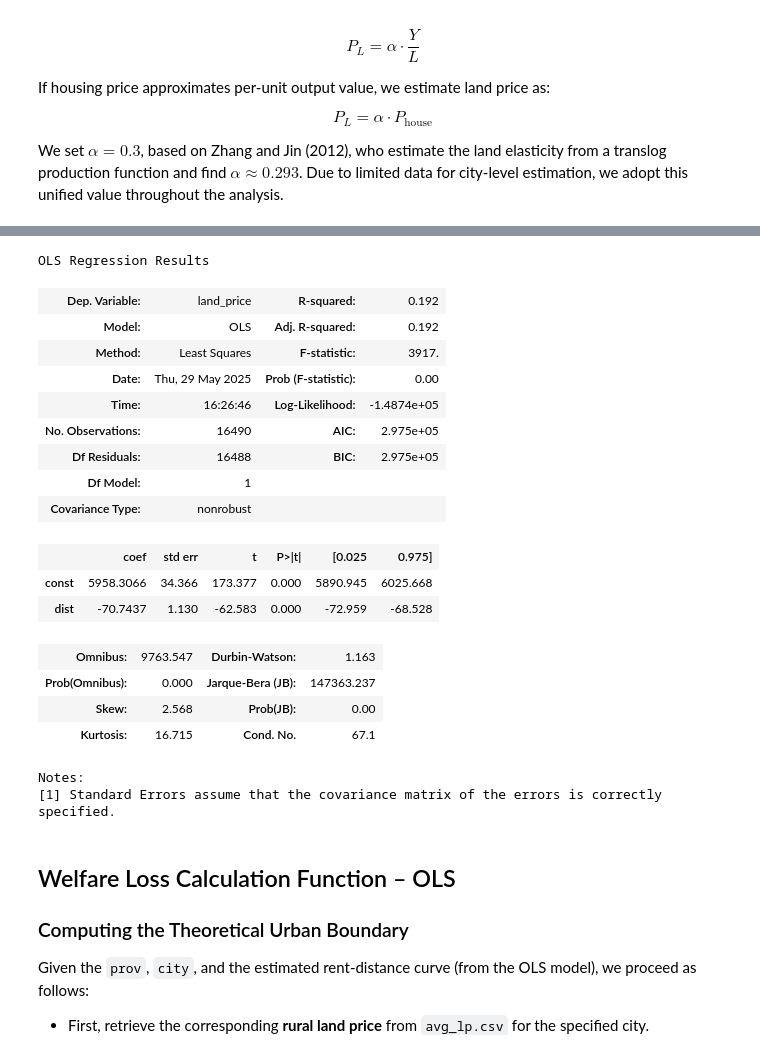
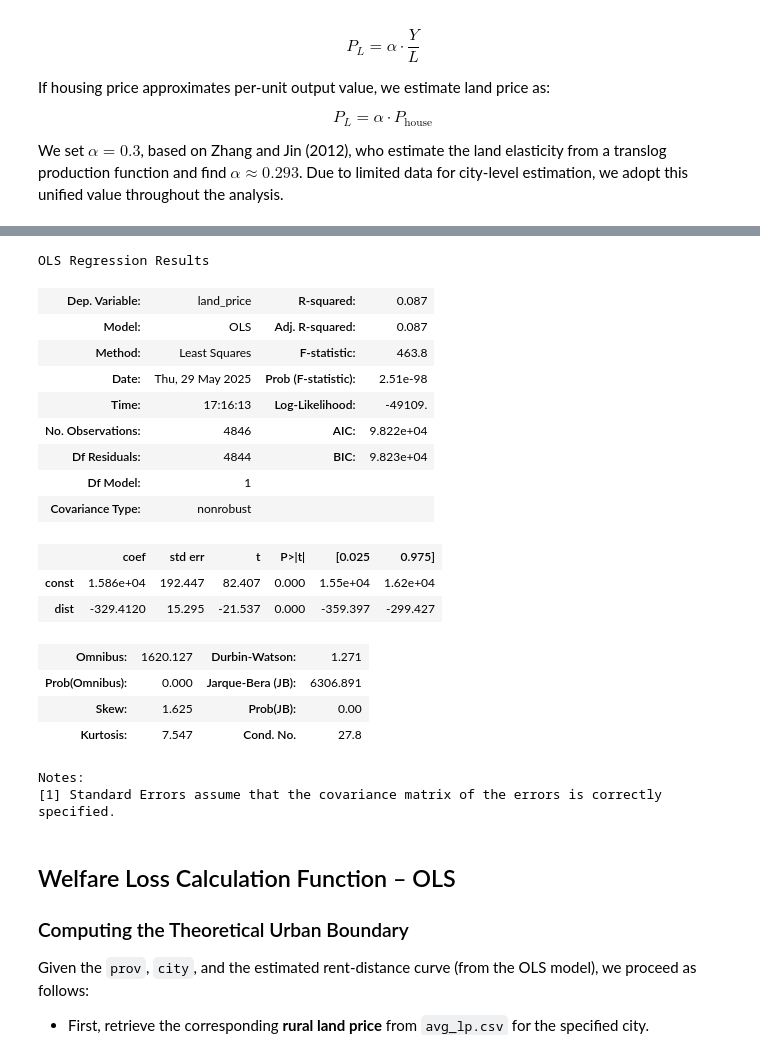
Before and after one commit to Lezy01/Welfare_Loss_from_Urban_Boundaries, a Jupyter notebook: Code/rent_curve_cal.ipynb, the cells around one changed output, grey strips where cells are left out. Cells and saved outputs as stored; diff of their text form; code cells hidden in the pictures.

```diff
--- a/Code/rent_curve_cal.ipynb
+++ b/Code/rent_curve_cal.ipynb
@@ -323,8 +313,3 @@ P_L = \alpha \cdot P_{\text{house}}
 $$
 
 We set $\alpha = 0.3$, based on Zhang and Jin (2012), who estimate the land elasticity from a translog production function and find $\alpha \approx 0.293$. Due to limited data for city-level estimation, we adopt this unified value throughout the analysis.
-# %%
-alpha = 0.3
-# %%
-df = pd.read_csv("/Users/yxy/UChi/Spring2025/MACS30123/Final_project/Data/Cleaned/City_hp/Anhui-Anqing_hp.csv")
-df.head()
@@ -389,26 +361,26 @@ def fit_urban_land_rent_curve(prov, city, alpha=0.3,
 
     return center_coord,model, df
 # %%
-(center_lat, center_lon), model, df_result = fit_urban_land_rent_curve("Sichuan","Chengdu", alpha=0.3)
+(center_lat, center_lon), model, df_result = fit_urban_land_rent_curve("Zhejiang","Hangzhou", alpha=0.3)
 model.summary()
 # %% [output]
 OLS Regression Results
-| Dep. Variable: | land_price | R-squared: | 0.192 |
-| Model: | OLS | Adj. R-squared: | 0.192 |
-| Method: | Least Squares | F-statistic: | 3917. |
-| Date: | Thu, 29 May 2025 | Prob (F-statistic): | 0.00 |
-| Time: | 16:26:46 | Log-Likelihood: | -1.4874e+05 |
-| No. Observations: | 16490 | AIC: | 2.975e+05 |
-| Df Residuals: | 16488 | BIC: | 2.975e+05 |
+| Dep. Variable: | land_price | R-squared: | 0.087 |
+| Model: | OLS | Adj. R-squared: | 0.087 |
+| Method: | Least Squares | F-statistic: | 463.8 |
+| Date: | Thu, 29 May 2025 | Prob (F-statistic): | 2.51e-98 |
+| Time: | 17:16:13 | Log-Likelihood: | -49109. |
+| No. Observations: | 4846 | AIC: | 9.822e+04 |
+| Df Residuals: | 4844 | BIC: | 9.823e+04 |
 | Df Model: | 1 |  |  |
 | Covariance Type: | nonrobust |  |  |
 |  | coef | std err | t | P>|t| | [0.025 | 0.975] |
-| const | 5958.3066 | 34.366 | 173.377 | 0.000 | 5890.945 | 6025.668 |
-| dist | -70.7437 | 1.130 | -62.583 | 0.000 | -72.959 | -68.528 |
+| const | 1.586e+04 | 192.447 | 82.407 | 0.000 | 1.55e+04 | 1.62e+04 |
+| dist | -329.4120 | 15.295 | -21.537 | 0.000 | -359.397 | -299.427 |
-| Omnibus: | 9763.547 | Durbin-Watson: | 1.163 |
-| Prob(Omnibus): | 0.000 | Jarque-Bera (JB): | 147363.237 |
-| Skew: | 2.568 | Prob(JB): | 0.00 |
-| Kurtosis: | 16.715 | Cond. No. | 67.1 |
+| Omnibus: | 1620.127 | Durbin-Watson: | 1.271 |
+| Prob(Omnibus): | 0.000 | Jarque-Bera (JB): | 6306.891 |
+| Skew: | 1.625 | Prob(JB): | 0.00 |
+| Kurtosis: | 7.547 | Cond. No. | 27.8 |
 Notes:
 [1] Standard Errors assume that the covariance matrix of the errors is correctly specified.
 # %% [markdown]
```
Also changed, not shown: parts of 12 cells of this notebook, 5 other files.
